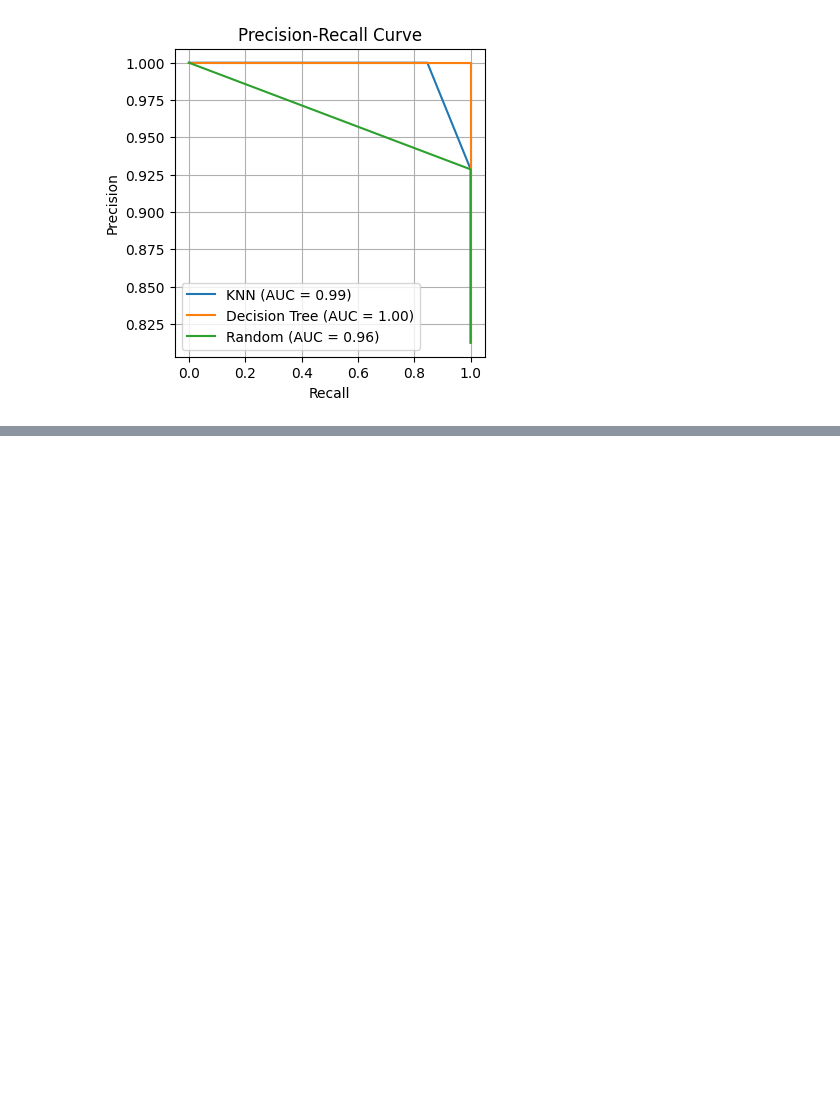
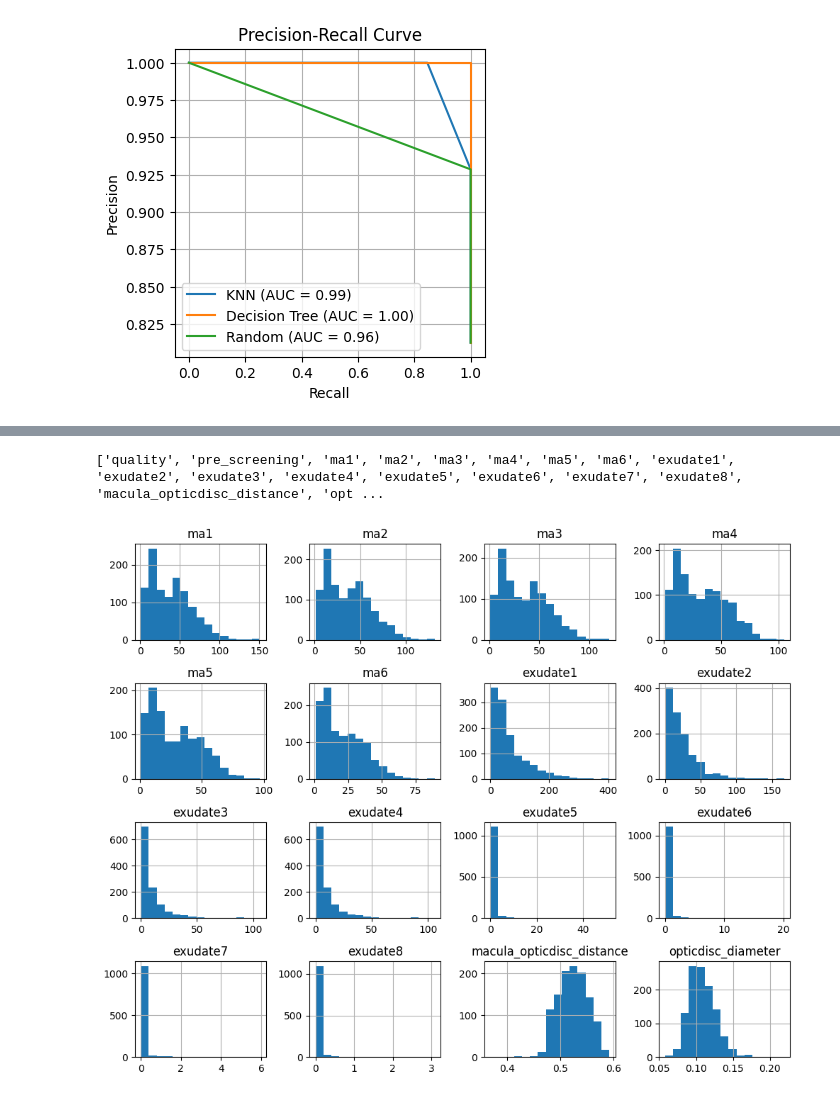
Before and after one commit to Shima-Nam/Applied-Machine-Learning-Mcgill-University-COMP-551, a Jupyter notebook: Project_1/Comp551_project1.ipynb, the cells around one changed output, grey strips where cells are left out. Cells and saved outputs as stored; diff of their text form; code cells hidden in the pictures; blank space fills up the shorter version.

```diff
--- a/Project_1/Comp551_project1.ipynb
+++ b/Project_1/Comp551_project1.ipynb
@@ -524,0 +643,11 @@ plt.show()
+# %%
+print(XY2.columns.tolist())
+# %% [output]
+['quality', 'pre_screening', 'ma1', 'ma2', 'ma3', 'ma4', 'ma5', 'ma6', 'exudate1', 'exudate2', 'exudate3', 'exudate4', 'exudate5', 'exudate6', 'exudate7', 'exudate8', 'macula_opticdisc_distance', 'opt ...
+# %%
+XY2.drop(columns=['quality', 'pre_screening', 'am_fm_classification', 'Class']).hist(
+    figsize=(10, 8), bins=15, layout=(4, 4))
+plt.tight_layout()
+plt.show()
+# %% [output]
+[figure, added]
```
Also changed, not shown: parts of 63 cells of this notebook, 1 other file.
